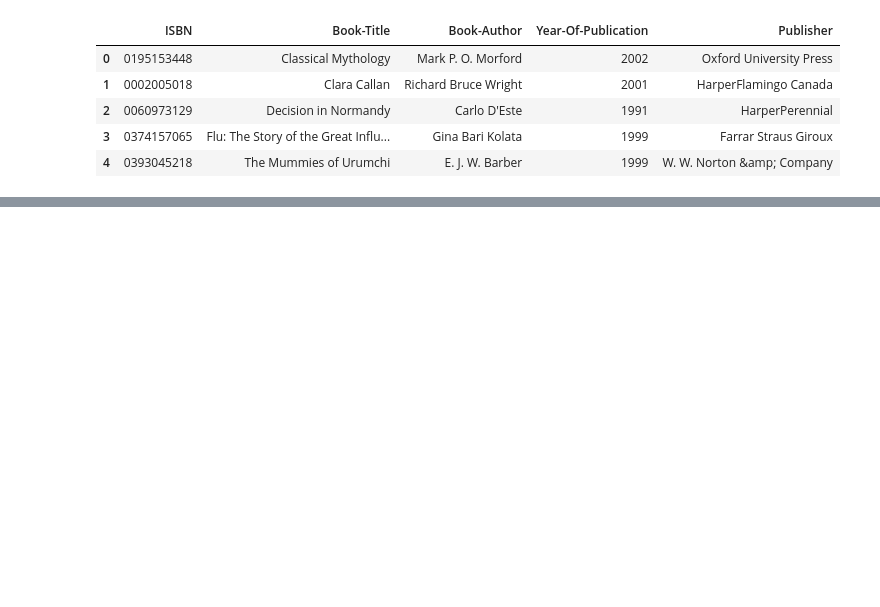
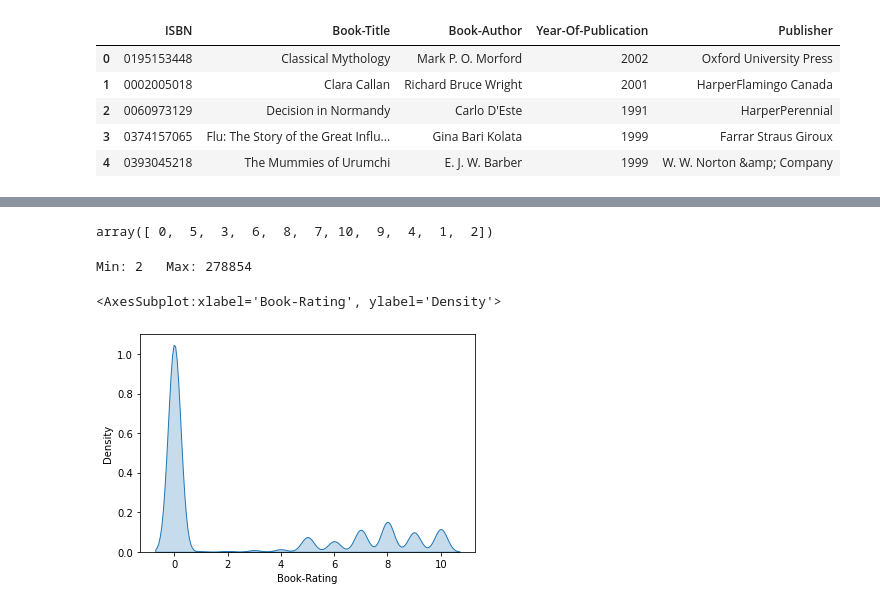
Before and after one commit to Gajam-Anurag/cmpe255-spring22-project, a Jupyter notebook: src/Code/BookRecommenderSystem.ipynb, the cells around one changed output, grey strips where cells are left out. Saved outputs shown, nothing was run; the diff lists cells and outputs as text; code cells hidden in the pictures; blank space fills up the shorter version.

Commit message:
Committing rating pre-processing

```diff
--- a/src/Code/BookRecommenderSystem.ipynb
+++ b/src/Code/BookRecommenderSystem.ipynb
@@ -208,0 +245,19 @@ books.head()
+# %%
+## checking for unique values in ratings
+
+ratings['Book-Rating'].unique()
+# %% [output]
+array([ 0,  5,  3,  6,  8,  7, 10,  9,  4,  1,  2])
+# %%
+## checking whether the user_id has any any negative ids or not
+
+print('Min:',ratings['User-ID'].min(),'  Max:', ratings['User-ID'].max())
+# %% [output]
+Min: 2   Max: 278854
+# %%
+## Checking distribution of ratings using kde plot
+
+sns.kdeplot(ratings['Book-Rating'], shade=True)
+# %% [output]
+<AxesSubplot:xlabel='Book-Rating', ylabel='Density'>
+[figure, added]
```
Also changed, not shown: parts of 9 cells of this notebook.
